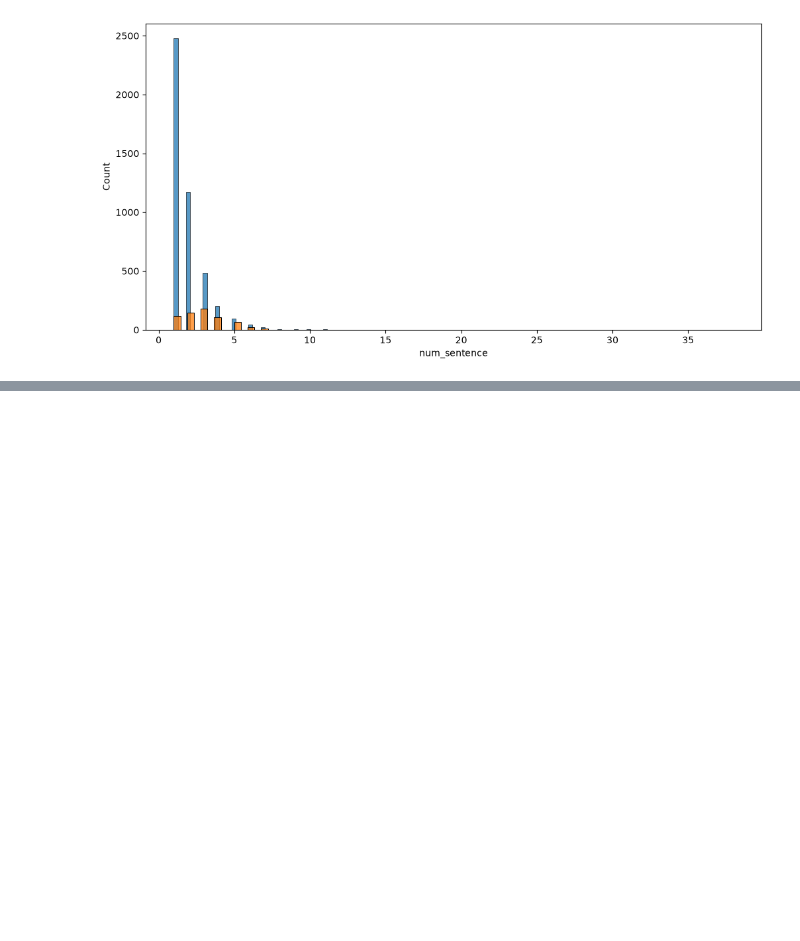
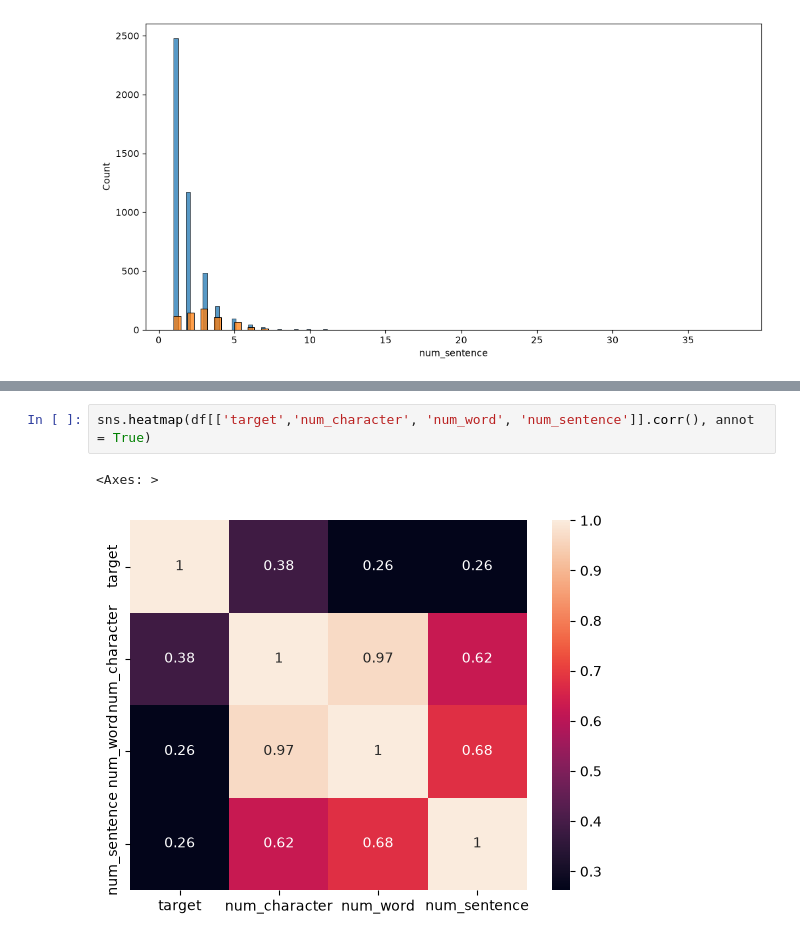
Before and after one commit to himanshugithub360/Email_spam_detector, a Jupyter notebook: Email_spam.ipynb, the cells around one changed output, grey strips where cells are left out. Drawn from its saved outputs; the diff is of its cells as text; blank space fills up the shorter version.

```diff
--- a/Email_spam.ipynb
+++ b/Email_spam.ipynb
@@ -216,0 +222,5 @@ sns.histplot(df[df['target']==1]['num_sentence'])
+# %%
+sns.heatmap(df[['target','num_character', 'num_word', 'num_sentence']].corr(), annot = True)
+# %% [output]
+<Axes: >
+[figure, added]
```
Also changed, not shown: parts of 22 cells of this notebook.
